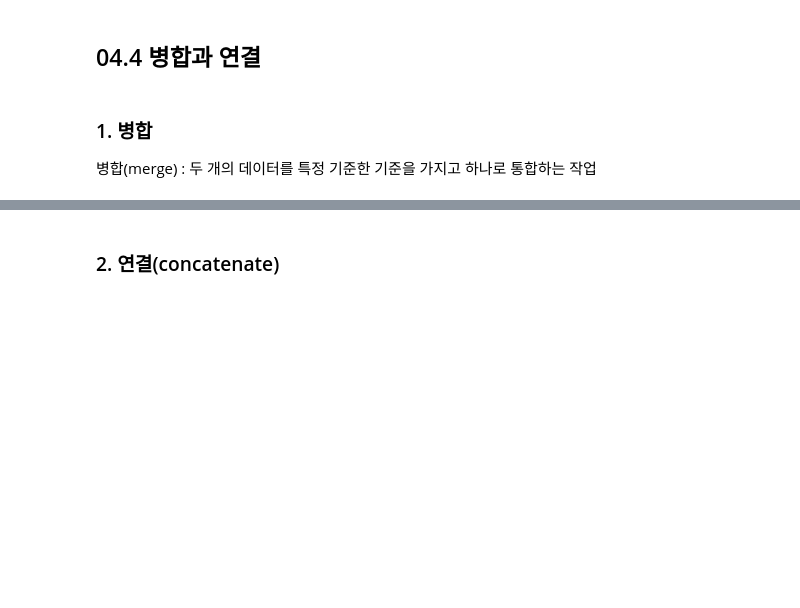
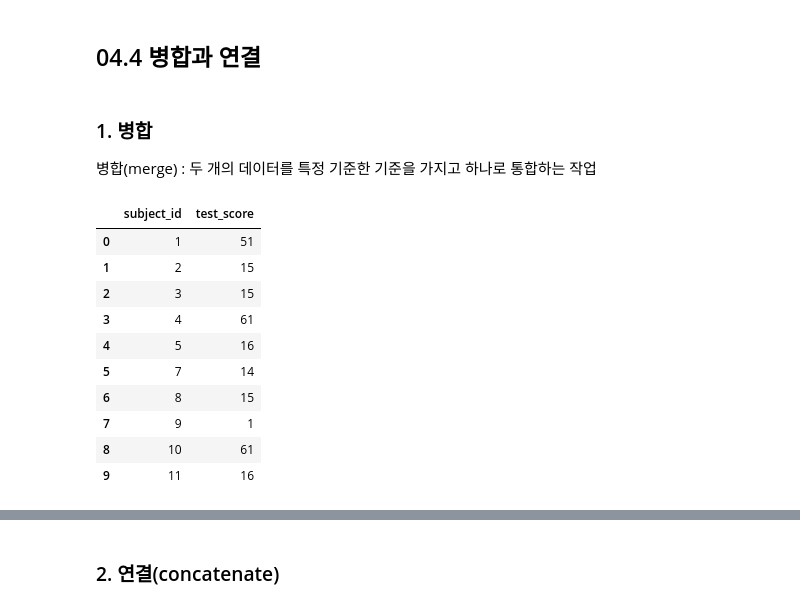
Before and after one commit to kangeunkyeong/dataAnalysis, a Jupyter notebook: 2_데이터분석_02_라이브러리_Pandas_배포(2).ipynb, the cells around one changed output, grey strips where cells are left out. Cells and saved outputs as stored; diff of their text form; code cells hidden in the pictures; blank space fills up the shorter version.

```diff
--- a/2_데이터분석_02_라이브러리_Pandas_배포(2).ipynb
+++ b/2_데이터분석_02_라이브러리_Pandas_배포(2).ipynb
@@ -749,6 +784,21 @@ KeyError: 'Team'
 # %%
 raw_data = {'subject_id': ['1', '2', '3', '4', '5', '7', '8', '9', '10', '11'],
             'test_score': [51, 15, 15, 61, 16, 14, 15, 1, 61, 16]}
+
+df_left = pd.DataFrame(raw_data)
+df_left
+# %% [output]
+|  | subject_id | test_score |
+| 0 | 1 | 51 |
+| 1 | 2 | 15 |
+| 2 | 3 | 15 |
+| 3 | 4 | 61 |
+| 4 | 5 | 16 |
+| 5 | 7 | 14 |
+| 6 | 8 | 15 |
+| 7 | 9 | 1 |
+| 8 | 10 | 61 |
+| 9 | 11 | 16 |
 # %%
 raw_data = {'subject_id': ['4', '5', '6', '7', '8'],
             'first_name': ['Billy', 'Brian', 'Bran', 'Bryce', 'Betty'],
```
Also changed, not shown: parts of 12 cells of this notebook.
